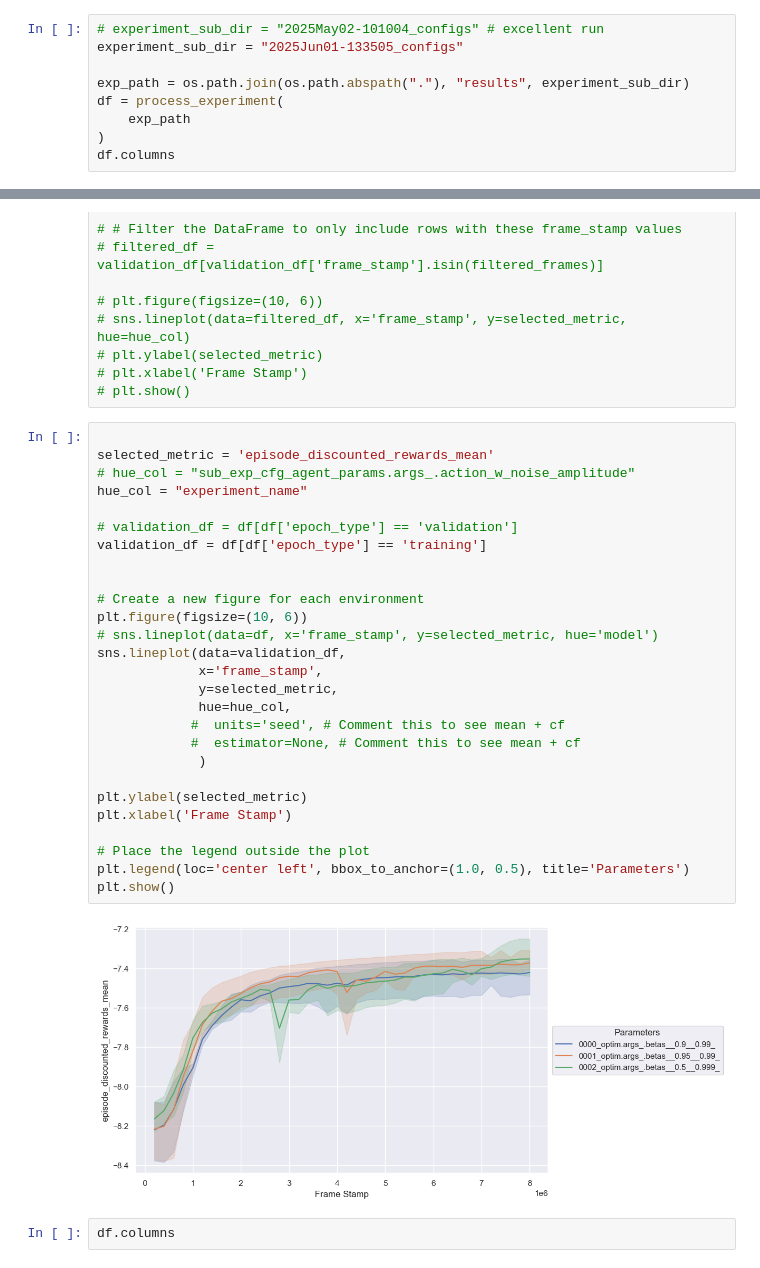
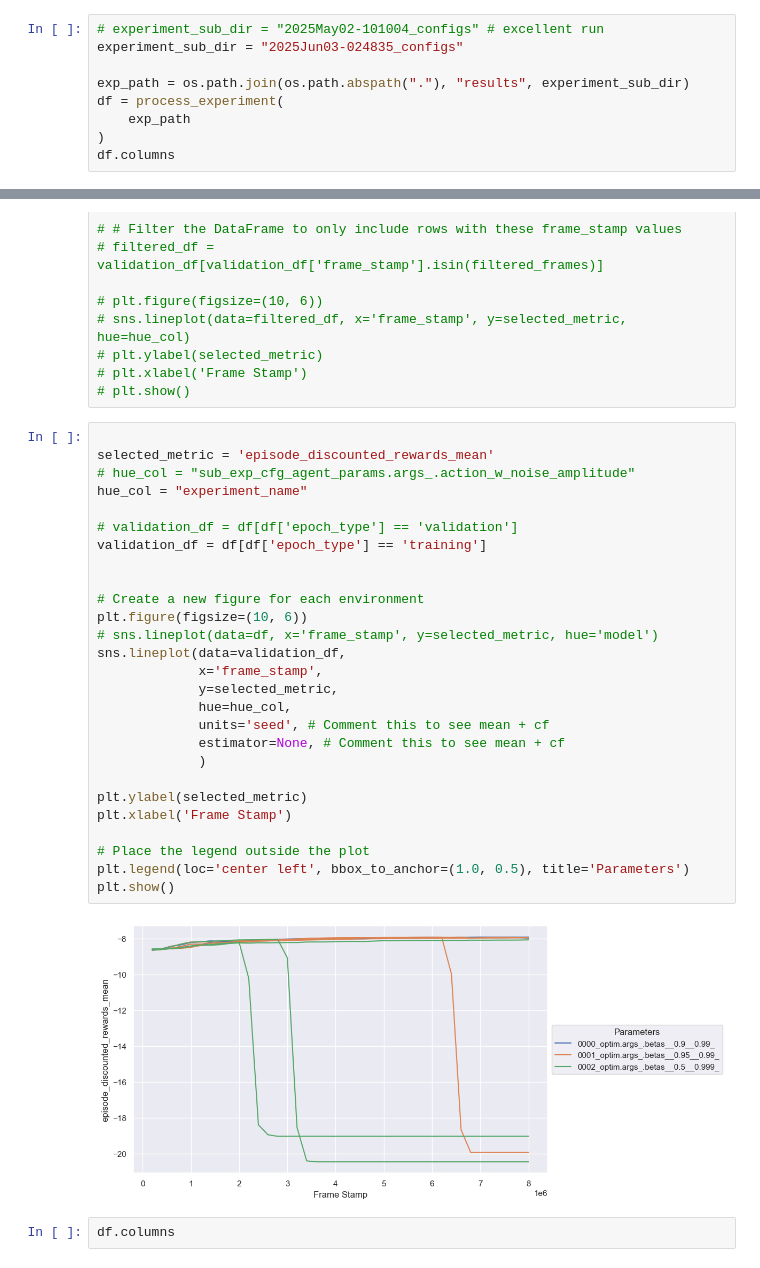
Before and after one commit to mariusdgm/phd-rl-algos, a Jupyter notebook: dqn/opinion_dynamics/experiments/inspect_results.ipynb, the cells around one changed output, grey strips where cells are left out. Cells and saved outputs as stored; diff of their text form.

Commit message:
starting experiment with larger networks

```diff
--- a/dqn/opinion_dynamics/experiments/inspect_results.ipynb
+++ b/dqn/opinion_dynamics/experiments/inspect_results.ipynb
@@ -33,7 +33,7 @@ warnings.filterwarnings("ignore")
 from dqn.opinion_dynamics.utils.experiment import process_experiment
 # %%
 # experiment_sub_dir = "2025May02-101004_configs" # excellent run
-experiment_sub_dir = "2025Jun01-133505_configs"
+experiment_sub_dir = "2025Jun03-024835_configs"
 
 exp_path = os.path.join(os.path.abspath("."), "results", experiment_sub_dir)
 df = process_experiment(
@@ -140,32 +140,32 @@ averaged_results
 # %%
 
 selected_metric = 'episode_discounted_rewards_mean'
 # hue_col = "sub_exp_cfg_agent_params.args_.action_w_noise_amplitude"
 hue_col = "experiment_name"
 
 # validation_df = df[df['epoch_type'] == 'validation']
 validation_df = df[df['epoch_type'] == 'training']
 
 
 # Create a new figure for each environment
 plt.figure(figsize=(10, 6))
 # sns.lineplot(data=df, x='frame_stamp', y=selected_metric, hue='model')
 sns.lineplot(data=validation_df,
              x='frame_stamp',
              y=selected_metric,
              hue=hue_col,
-            #  units='seed', # Comment this to see mean + cf
-            #  estimator=None, # Comment this to see mean + cf
+             units='seed', # Comment this to see mean + cf
+             estimator=None, # Comment this to see mean + cf
              )
 
 plt.ylabel(selected_metric)
 plt.xlabel('Frame Stamp')
 
 # Place the legend outside the plot
 plt.legend(loc='center left', bbox_to_anchor=(1.0, 0.5), title='Parameters')
 plt.show()
 # %% [output]
-[figure, old version]
+[figure, new version]
 # %%
 df.columns
 # %% [output]
```
Also changed, not shown: parts of 8 cells of this notebook, 6 other files.
